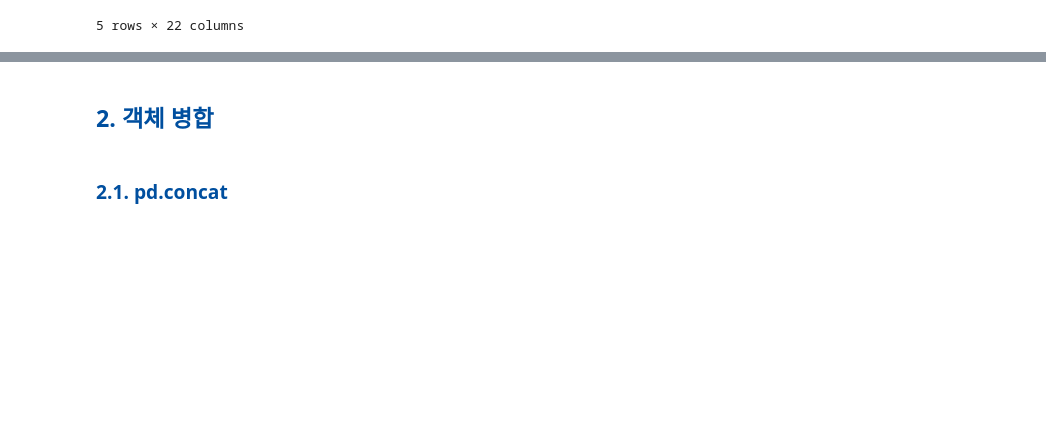
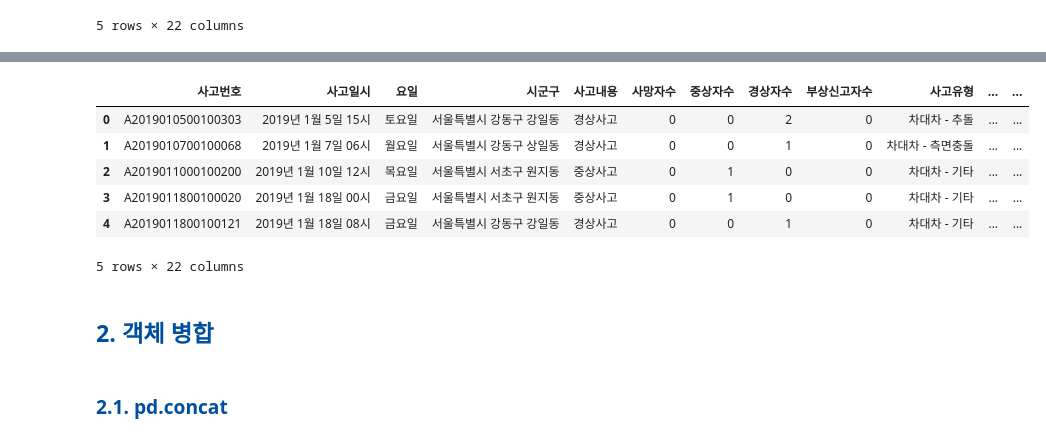
Before and after one commit to Hwijune/hackt, a Jupyter notebook: study/01_AI_Bigdata_Programming/11_Join.ipynb, the cells around one changed output, grey strips where cells are left out. Drawn from its saved outputs; the diff is of its cells as text; code cells hidden in the pictures; blank space fills up the shorter version.

```diff
--- a/study/01_AI_Bigdata_Programming/11_Join.ipynb
+++ b/study/01_AI_Bigdata_Programming/11_Join.ipynb
@@ -76,3 +82,13 @@ dict_keys(['대형사고', '고속국도사고', '음주사고', '무면허사
+# %%
+고속국도사고.head()
+# %% [output]
+|  | 사고번호 | 사고일시 | 요일 | 시군구 | 사고내용 | 사망자수 | 중상자수 | 경상자수 | 부상신고자수 | 사고유형 | ... | ... |
+| 0 | A2019010500100303 | 2019년 1월 5일 15시 | 토요일 | 서울특별시 강동구 강일동 | 경상사고 | 0 | 0 | 2 | 0 | 차대차 - 추돌 | ... | ... |
+| 1 | A2019010700100068 | 2019년 1월 7일 06시 | 월요일 | 서울특별시 강동구 상일동 | 경상사고 | 0 | 0 | 1 | 0 | 차대차 - 측면충돌 | ... | ... |
+| 2 | A2019011000100200 | 2019년 1월 10일 12시 | 목요일 | 서울특별시 서초구 원지동 | 중상사고 | 0 | 1 | 0 | 0 | 차대차 - 기타 | ... | ... |
+| 3 | A2019011800100020 | 2019년 1월 18일 00시 | 금요일 | 서울특별시 서초구 원지동 | 중상사고 | 0 | 1 | 0 | 0 | 차대차 - 기타 | ... | ... |
+| 4 | A2019011800100121 | 2019년 1월 18일 08시 | 금요일 | 서울특별시 강동구 강일동 | 경상사고 | 0 | 0 | 1 | 0 | 차대차 - 기타 | ... | ... |
+5 rows × 22 columns
 # %% [markdown]
 ## <span style="color:#004f9f"> 2. 객체 병합 </span>
 # %% [markdown]
```
Also changed, not shown: parts of 20 cells of this notebook, 7 other files.
